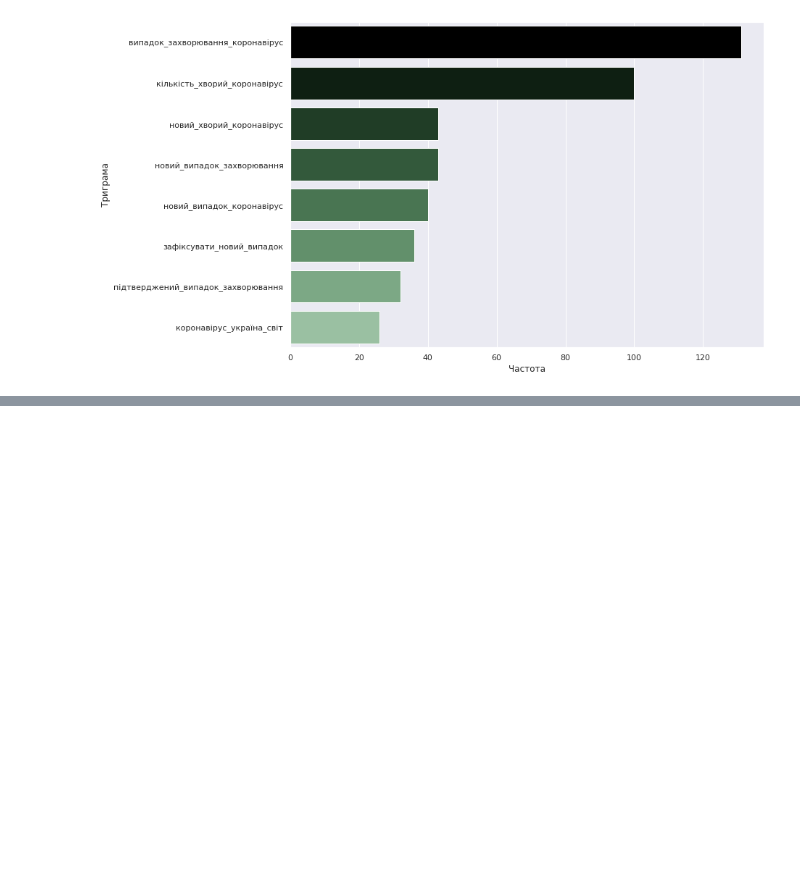
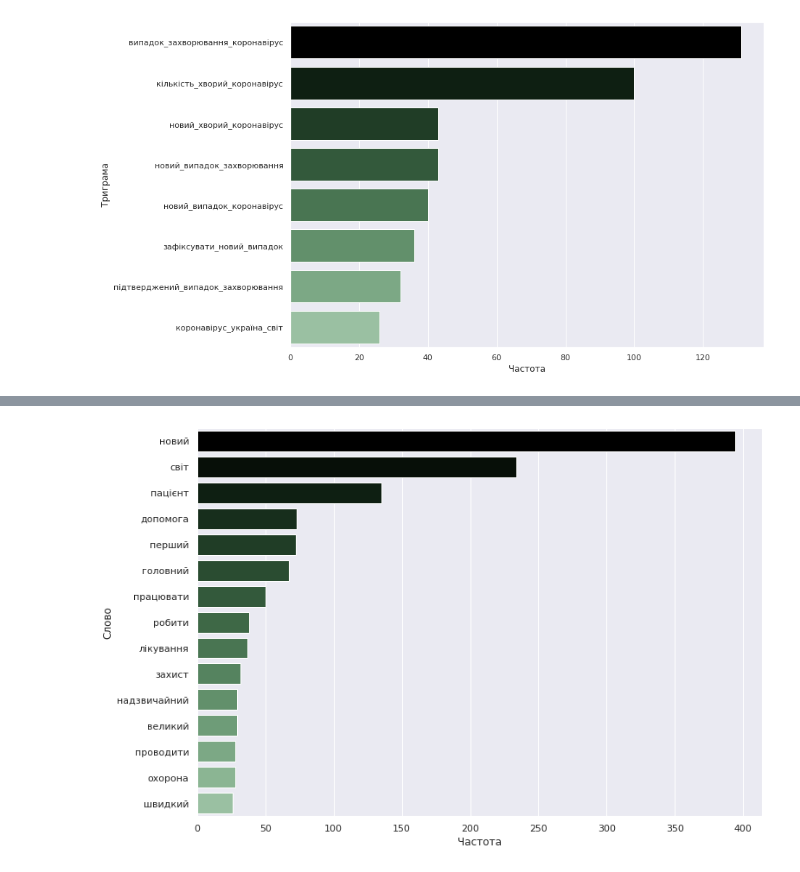
Before and after one commit to tiredwaffle/tweets_analysis, a Jupyter notebook: preprocessing.ipynb, the cells around one changed output, grey strips where cells are left out. Saved outputs shown, nothing was run; the diff lists cells and outputs as text; code cells hidden in the pictures; blank space fills up the shorter version.

```diff
--- a/preprocessing.ipynb
+++ b/preprocessing.ipynb
@@ -272,0 +374,13 @@ sns.barplot(x='Частота',y='Триграма',data=df_tr, palette = sns.cu
+# %%
+pos_word_r = [[k,v] for v,k in pos_word.items()]
+
+pos_word_r.sort()
+pos_word_r.reverse()
+
+pos_word_r_0 = [i[0] for i in pos_word_r]
+pos_word_r_1 = [i[1] for i in pos_word_r]
+df = pd.DataFrame(data = {'Частота': pos_word_r_0[:15], 'Слово': pos_word_r_1[:15]})
+sns.set(rc={'figure.figsize':(11.7,8.27)})
+sns.barplot(x='Частота',y='Слово',data=df, palette = sns.cubehelix_palette(20, start=2, rot=0, dark=0, light=.95, reverse=True));
+# %% [output]
+[figure, added]
```
Also changed, not shown: parts of 19 cells of this notebook.
